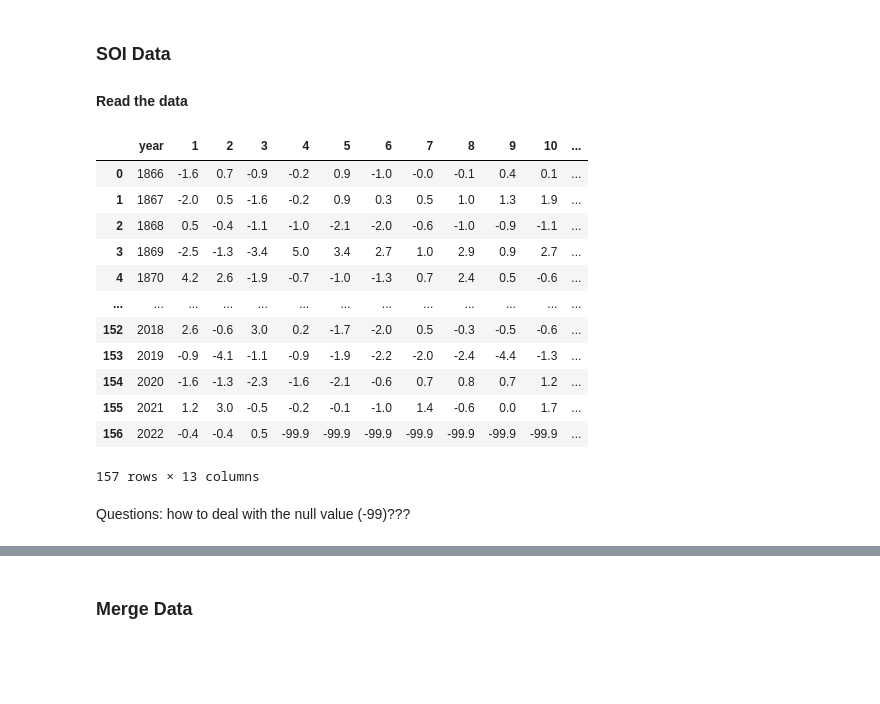
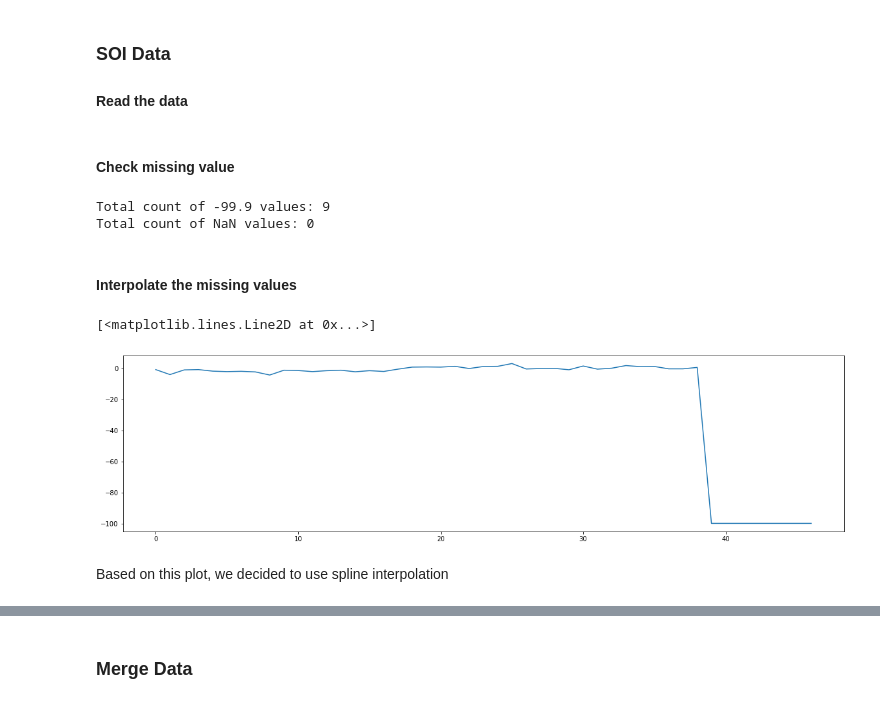
Before and after one commit to pippahtlin/Extreme-Precipitation, a Jupyter notebook: Import Data.ipynb, the cells around one changed output, grey strips where cells are left out. Cells and saved outputs as stored; diff of their text form; code cells hidden in the pictures; blank space fills up the shorter version.

```diff
--- a/Import Data.ipynb
+++ b/Import Data.ipynb
@@ -133,20 +134,34 @@ file_path = './data/SOI.darwin.annstd.txt'
 
 # read the data
 soi = pd.read_csv(file_path, delim_whitespace= True, names=['year',1,2,3,4,5,6,7,8,9,10,11,12],header = None)
-soi
-# %% [output]
-|  | year | 1 | 2 | 3 | 4 | 5 | 6 | 7 | 8 | 9 | 10 | ... |
-| 0 | 1866 | -1.6 | 0.7 | -0.9 | -0.2 | 0.9 | -1.0 | -0.0 | -0.1 | 0.4 | 0.1 | ... |
-| 1 | 1867 | -2.0 | 0.5 | -1.6 | -0.2 | 0.9 | 0.3 | 0.5 | 1.0 | 1.3 | 1.9 | ... |
-| 2 | 1868 | 0.5 | -0.4 | -1.1 | -1.0 | -2.1 | -2.0 | -0.6 | -1.0 | -0.9 | -1.1 | ... |
-| 3 | 1869 | -2.5 | -1.3 | -3.4 | 5.0 | 3.4 | 2.7 | 1.0 | 2.9 | 0.9 | 2.7 | ... |
-| 4 | 1870 | 4.2 | 2.6 | -1.9 | -0.7 | -1.0 | -1.3 | 0.7 | 2.4 | 0.5 | -0.6 | ... |
-| ... | ... | ... | ... | ... | ... | ... | ... | ... | ... | ... | ... | ... |
-| 152 | 2018 | 2.6 | -0.6 | 3.0 | 0.2 | -1.7 | -2.0 | 0.5 | -0.3 | -0.5 | -0.6 | ... |
-| 153 | 2019 | -0.9 | -4.1 | -1.1 | -0.9 | -1.9 | -2.2 | -2.0 | -2.4 | -4.4 | -1.3 | ... |
-| 154 | 2020 | -1.6 | -1.3 | -2.3 | -1.6 | -2.1 | -0.6 | 0.7 | 0.8 | 0.7 | 1.2 | ... |
-| 155 | 2021 | 1.2 | 3.0 | -0.5 | -0.2 | -0.1 | -1.0 | 1.4 | -0.6 | 0.0 | 1.7 | ... |
-| 156 | 2022 | -0.4 | -0.4 | 0.5 | -99.9 | -99.9 | -99.9 | -99.9 | -99.9 | -99.9 | -99.9 | ... |
-157 rows × 13 columns
-# %% [markdown]
-Questions: how to deal with the null value (-99)???
+# %% [markdown]
+#### Check missing value
+# %%
+# Check null values
+# Find rows with -99.9 values and count them per year
+neg_99 = (soi == -99.9).sum().sum()
+
+# Find rows with NaN values and count them per year
+nan_counts = soi.isnull().sum().sum()
+
+#print(neg_99,nan_counts)
+print(f'Total count of -99.9 values: {neg_99}')
+print(f'Total count of NaN values: {nan_counts}')
+# %% [output]
+Total count of -99.9 values: 9
+Total count of NaN values: 0
+# %% [markdown]
+#### Interpolate the missing values
+# %%
+# Check pattern
+plt_soi = soi
+plt_soival = plt_soi.drop('year', axis=1) # Drop for plot
+# Flatten the DataFrame values into a list
+flattened_list = plt_soival.values.flatten().tolist()
+plt.figure(figsize=(20, 5))
+plt.plot(flattened_list[-48:-1])
+# %% [output]
+[<matplotlib.lines.Line2D at 0x...>]
+[figure, added]
+# %% [markdown]
+Based on this plot, we decided to use spline interpolation
```
Also changed, not shown: parts of 15 cells of this notebook, 4 other files.
